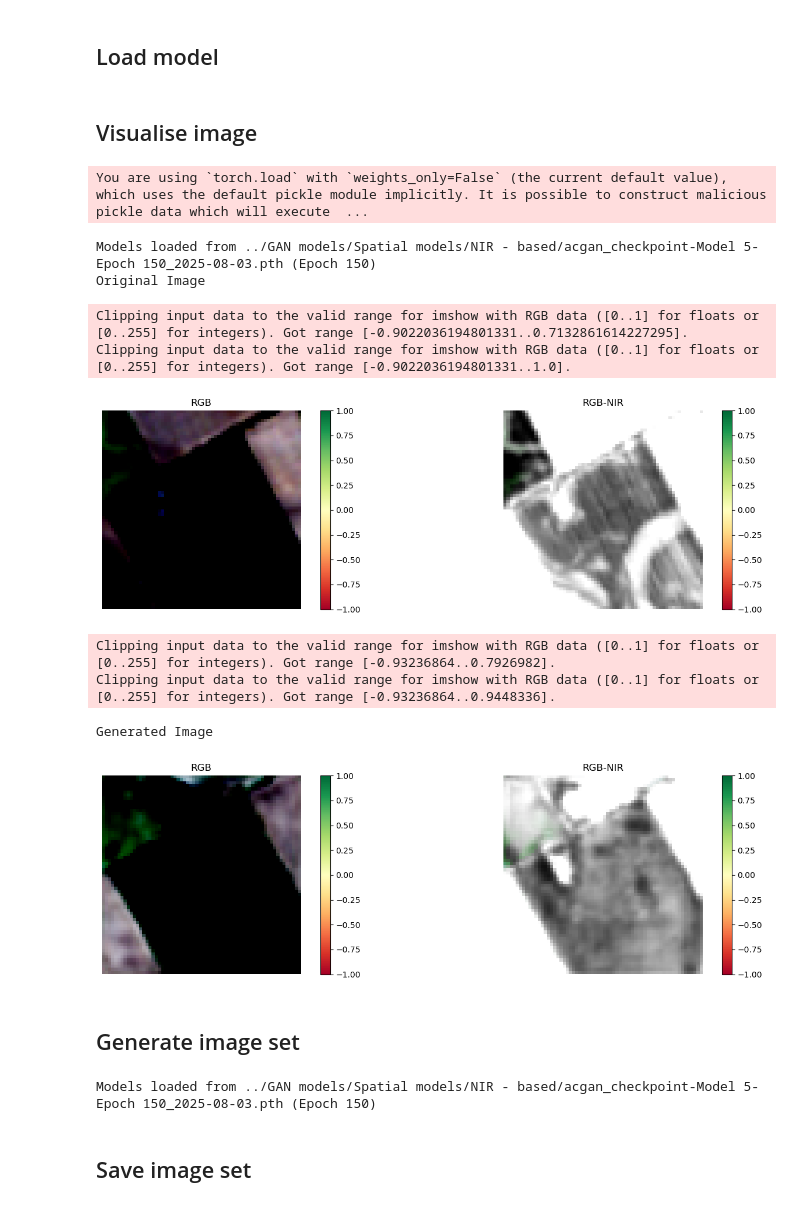
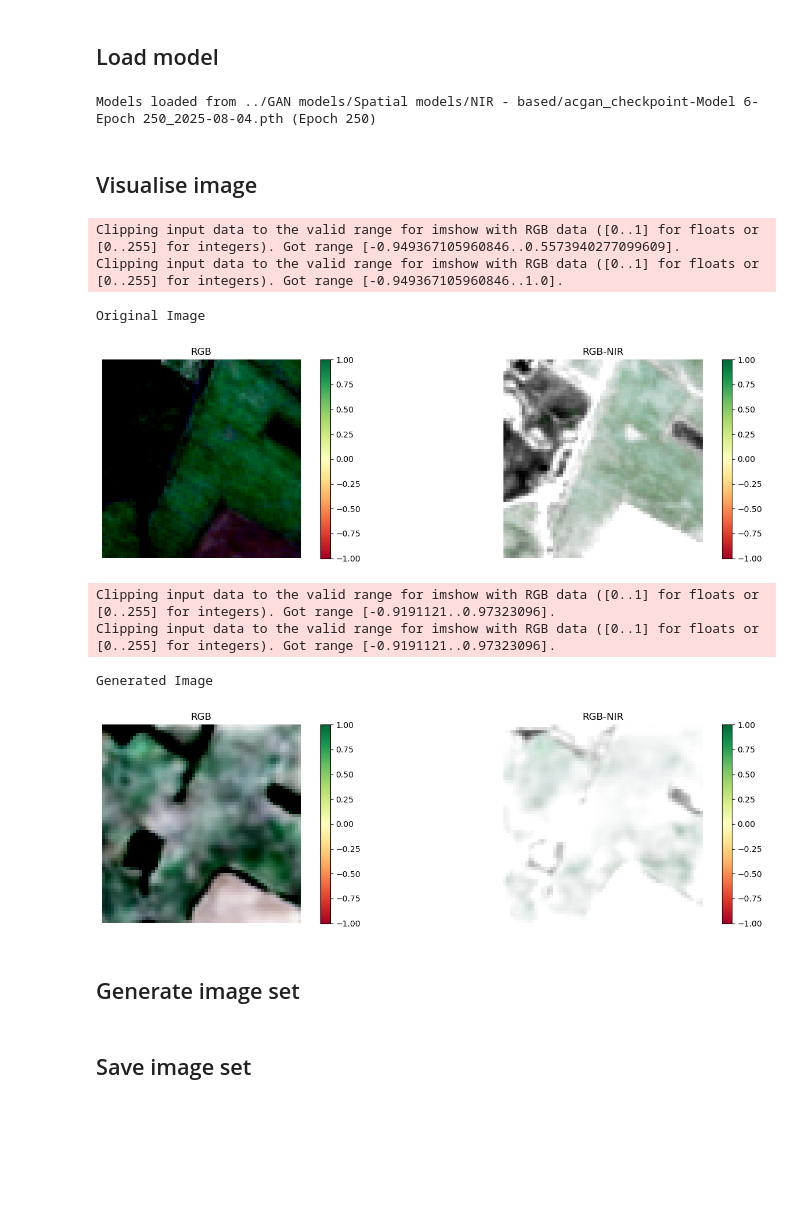
Before and after one commit to Suhaas0079/Farmland-Classification-using-Remote-Sensing, a Jupyter notebook: Notebooks/Spatial GAN - NIR.ipynb, the cells around one changed output. Cells and saved outputs as stored; diff of their text form; code cells hidden in the pictures; blank space fills up the shorter version.

```diff
--- a/Notebooks/Spatial GAN - NIR.ipynb
+++ b/Notebooks/Spatial GAN - NIR.ipynb
@@ -92,8 +92,8 @@ def calculate_overall_class_distribution(labels_dataset, include_no_data=True, s
 # %% [markdown]
 # Load Data
 # %%
-data = np.load('../Dataset/s2-utm-33N-18E-242N-2018/DS3/11_final_gan_data_without_mixed_patches_64X64_majority60.npy')
-labels = np.load('../Dataset/s2-utm-33N-18E-242N-2018/DS3/12_final_gan_labels_without_mixed_patches_64X64_majority60.npy')
+data = np.load('../Dataset/s2-utm-33N-18E-242N-2018/DS3/11_final_gan_data_without_mixed_patches_64X64_majority50.npy')
+labels = np.load('../Dataset/s2-utm-33N-18E-242N-2018/DS3/12_final_gan_labels_without_mixed_patches_64X64_majority50.npy')
 # %%
 calculate_overall_class_distribution(labels, include_no_data=False)
 # %% [output]
@@ -935,46 +936,46 @@ selected_model_path = "../GAN models/Spatial models/NIR - based/acgan_checkpoint
 # %% [markdown]
 ## Load model
 # %%
-generator = UNetTransformerGenerator(depth=8).to(DEVICE)
+generator = UNetTransformerGenerator(depth=4).to(DEVICE)
 discriminator = DiscriminatorWithLabelEmbedding().to(DEVICE)
 
-g_optimizer = torch.optim.Adam(generator.parameters(), lr=1e-4, betas=(0.5, 0.999))
-d_optimizer = torch.optim.Adam(discriminator.parameters(), lr=1e-4, betas=(0.5, 0.999))
+g_optimizer = torch.optim.Adam(generator.parameters(), lr=2e-5, betas=(0.5, 0.999))
+d_optimizer = torch.optim.Adam(discriminator.parameters(), lr=2e-5, betas=(0.5, 0.999))
 
 _ = load_models(generator, discriminator, g_optimizer, d_optimizer, selected_model_path)
+# %% [output]
+Models loaded from ../GAN models/Spatial models/NIR - based/acgan_checkpoint-Model 6-Epoch 250_2025-08-04.pth (Epoch 250)
 # %% [markdown]
 ## Visualise image
 # %%
-image_no = 13
+image_no = 4
 
 validation_data_reprojected = np.transpose(validation_data, (0, 3, 1, 2))
 validation_data_img1 = torch.tensor(np.array([validation_data_reprojected[image_no, ...]]))
 
 print("Original Image")
 # print(validation_data_img1.shape)
 display_images(validation_data_img1.permute(0, 2, 3, 1))
 
 validation_label_img1 = torch.tensor(np.array([validation_labels[image_no, ...]])).long().to(DEVICE)
 one_hot_labels = F.one_hot(validation_label_img1, num_classes=10).permute(0, 3, 1, 2).float()
 
 noise_image = torch.randn(1, 4, 64, 64).to(DEVICE)
 #noise_image = (validation_data_img1 + 0.05 * torch.randn_like(validation_data_img1)).to(DEVICE).float()
 fake_image = generator(noise_image, one_hot_labels).detach()
 
 print("Generated Image")
 # print(fake_imgs.shape)
 display_images(fake_image.permute(0, 2, 3, 1).cpu().numpy())
 # %% [output]
-You are using `torch.load` with `weights_only=False` (the current default value), which uses the default pickle module implicitly. It is possible to construct malicious pickle data which will execute  ...
+Clipping input data to the valid range for imshow with RGB data ([0..1] for floats or [0..255] for integers). Got range [-0.949367105960846..0.5573940277099609].
+Clipping input data to the valid range for imshow with RGB data ([0..1] for floats or [0..255] for integers). Got range [-0.949367105960846..1.0].
-Models loaded from ../GAN models/Spatial models/NIR - based/acgan_checkpoint-Model 5-Epoch 150_2025-08-03.pth (Epoch 150)
 Original Image
+[figure, new version]
-Clipping input data to the valid range for imshow with RGB data ([0..1] for floats or [0..255] for integers). Got range [-0.9022036194801331..0.7132861614227295].
-Clipping input data to the valid range for imshow with RGB data ([0..1] for floats or [0..255] for integers). Got range [-0.9022036194801331..1.0].
+Clipping input data to the valid range for imshow with RGB data ([0..1] for floats or [0..255] for integers). Got range [-0.9191121..0.97323096].
+Clipping input data to the valid range for imshow with RGB data ([0..1] for floats or [0..255] for integers). Got range [-0.9191121..0.97323096].
-[figure, old version]
-Clipping input data to the valid range for imshow with RGB data ([0..1] for floats or [0..255] for integers). Got range [-0.93236864..0.7926982].
-Clipping input data to the valid range for imshow with RGB data ([0..1] for floats or [0..255] for integers). Got range [-0.93236864..0.9448336].
+Generated Image
-Generated Image
-[figure, old version]
+[figure, new version]
 # %% [markdown]
 ## Generate image set
 # %%
@@ -989,8 +990,6 @@ for image_no in tqdm(range(validation_data.shape[0])):
     fake_image = generator(noise_image, one_hot_labels).detach()
 
     generated_images = np.concatenate((generated_images, np.array(fake_image.cpu())), axis=0)
-# %% [output]
-Models loaded from ../GAN models/Spatial models/NIR - based/acgan_checkpoint-Model 5-Epoch 150_2025-08-03.pth (Epoch 150)
 # %% [markdown]
 ## Save image set
 # %%
```
Also changed, not shown: parts of 9 cells of this notebook.
